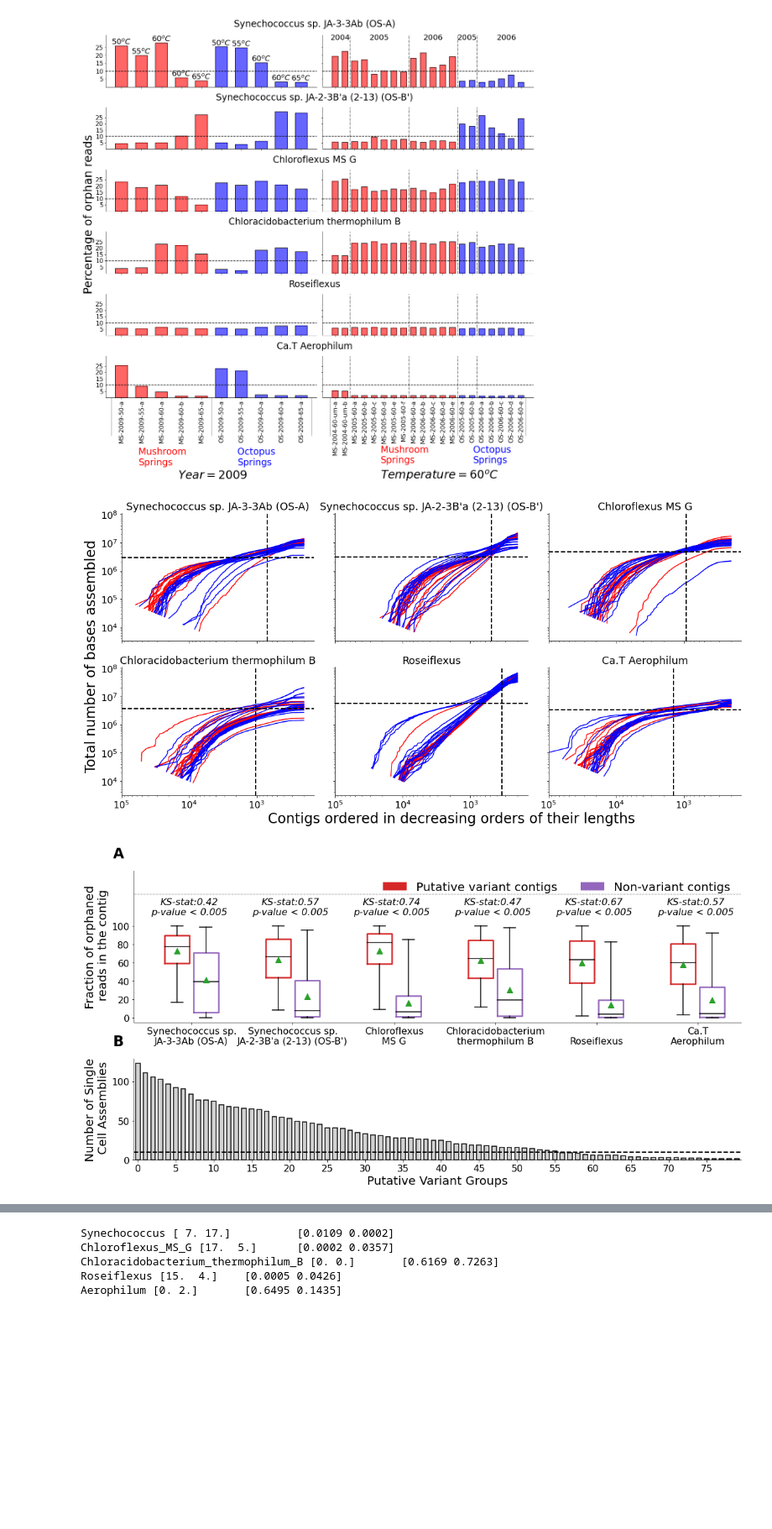
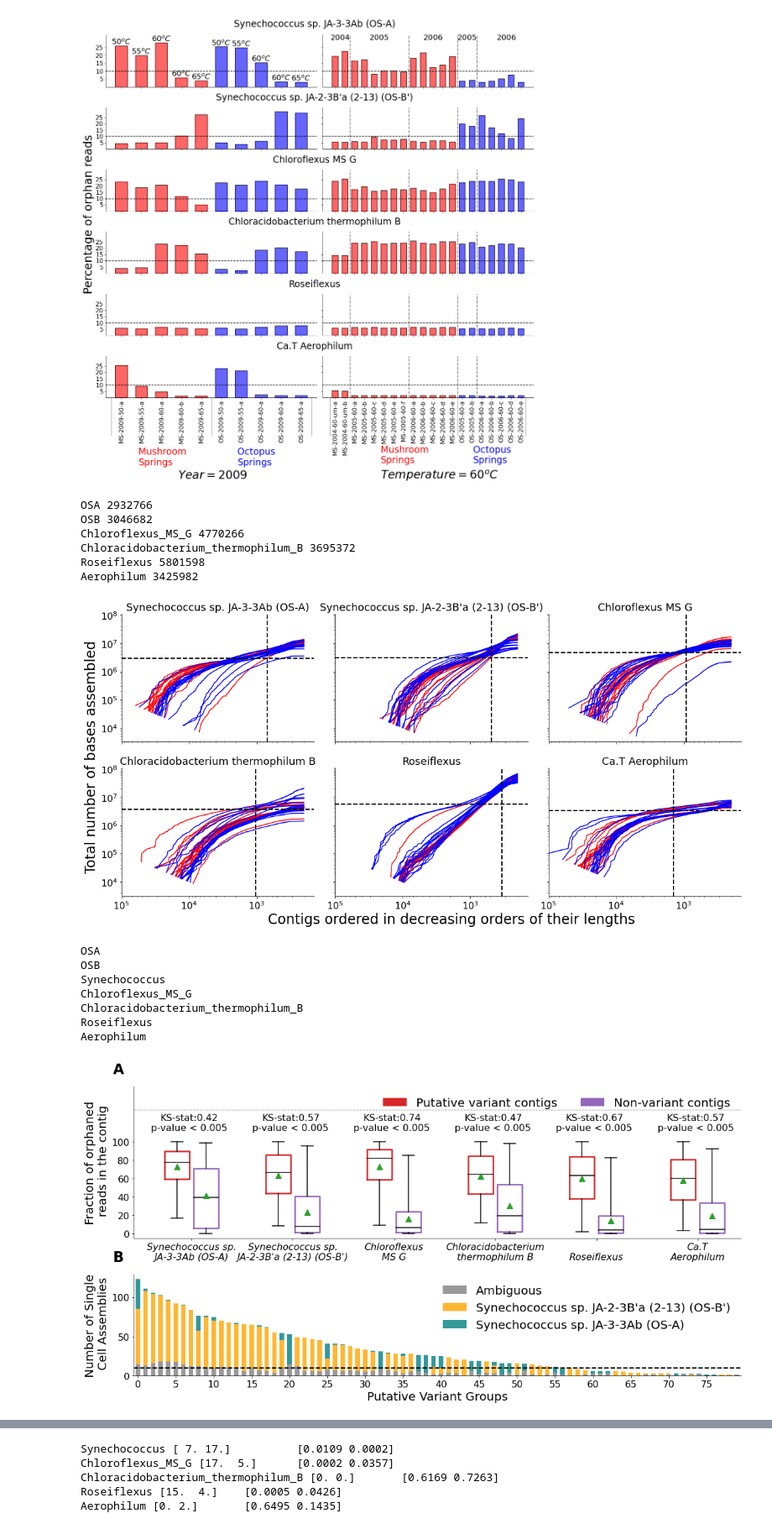
Before and after one commit to hsmurali/Hot_Springs_Analysis, a Jupyter notebook: Scripts/Synechococcus_Paper/Analysis.ipynb, the cells around one changed output, grey strips where cells are left out. Shown at 84% size. Drawn from its saved outputs; the diff is of its cells as text; code cells hidden in the pictures; blank space fills up the shorter version.

Commit message:
Updated gene annotation figures

```diff
--- a/Scripts/Synechococcus_Paper/Analysis.ipynb
+++ b/Scripts/Synechococcus_Paper/Analysis.ipynb
@@ -252,6 +265,7 @@ for g in genomes:
         avg_n50 += Summary[g]['Reassembly.Summary.pkl']['Assembly'][samples[p]]['NGx']
     ax[i][j].axhline(Summary[g]['Reassembly.Summary.pkl']['Assembly'][samples[p]]['Glen'], color = 'black',
                      linestyle = '--', linewidth = 2)
+    print(g, Summary[g]['Reassembly.Summary.pkl']['Assembly'][samples[p]]['Glen'])
     ax[i][j].axvline(avg_n50/len(samples), color = 'black', linestyle = '--', linewidth = 2)
     ax[i][j].set_title(genome_labels[g], size = 18)
 
@@ -267,7 +281,40 @@ fig.tight_layout()
 fig.savefig(plots_dir+'Fig-S1-Assembly.pdf',bbox_inches="tight")
 fig.savefig(plots_dir+'Fig-S1-Assembly.png',bbox_inches="tight")
 # %% [output]
+OSA 2932766
+OSB 3046682
+Chloroflexus_MS_G 4770266
+Chloracidobacterium_thermophilum_B 3695372
+Roseiflexus 5801598
+Aerophilum 3425982
 [figure]
+# %%
+DatIN = load('/Users/harihara/Research-Activities/Data/Hot-Spring/species_sorted_filtered_sags.dat',allow_pickle=True)
+Sample = []
+Species = []
+for f in DatIN.keys():
+    values = DatIN[f]
+    Sample += values
+
+    if f == 'A':
+        f = 'Synechococcus sp. JA-3-3Ab (OS-A)'
+    elif f == 'Bp':
+        f = 'Synechococcus sp. JA-2-3B\'a (2-13) (OS-B\')'
+    else:
+        f = 'Ambiguous'
+
+    Species += [f]*len(values)
+df_singlecell_species = pd.DataFrame(data = {'Single_Cell_Sample':Sample, 'Species':Species})
+df_singlecell_species['Single_Cell_Sample'] = df_singlecell_species['Single_Cell_Sample'].str.replace("_FD","")
+df_single_summary = deepcopy(Summary['Synechococcus']['SAG.Summary.pkl']['Filtered_Alignments'])
+df_single_summary = pd.merge(df_single_summary, df_singlecell_species, on = 'Single_Cell_Sample')
+df_single_summary = df_single_summary.groupby(['Subject', 'Species']).count()[['Single_Cell_Sample']]\
+.reset_index()\
+.pivot_table(index = 'Subject', columns = 'Species', values = 'Single_Cell_Sample')
+df_single_summary['Total'] = df_single_summary.sum(axis = 1)
+df_single_summary = df_single_summary.sort_values(by = 'Total', ascending = False)
+del df_single_summary['Total']
+df_single_summary = df_single_summary.fillna(0)
 # %%
 flierprops = dict(marker='x', markersize=2.5, linestyle='none', color = 'gray')
 whiskerprops = dict(color='black',linewidth=1.5)
@@ -291,7 +338,7 @@ counter = 0
 xticklabels = []
 xticks = []
 for g in genomes:
-
+    print(g)
     if g == 'Synechococcus': continue
     label = ""
     splits = genome_labels[g].split(" ")
@@ -313,43 +360,47 @@ for g in genomes:
                      medianprops = medianprops, showmeans = True, meanprops = meanprops)
 
     if p_val <= 0.005: ptext = r'p-value < 0.005'
     else: ptext = r'p-value > 0.005'
     ax1.text(counter+0.85/2, 112, r'KS-stat:'+str(round(stat, 2))+'\n'+ptext, ha = 'center',
-             size = 16, fontstyle = 'italic')
+             size = 16)
     xticks.append(counter+0.5)
     counter += gaps
 
 ax1.bar(-10,0,color = 'C3', label = 'Putative variant contigs')
 ax1.bar(-10,0,color = 'C4', label = 'Non-variant contigs')
 ax1.legend(ncol = 2, loc = 1, frameon = False)
 ax1.set_xticks(xticks)
-ax1.set_xticklabels(xticklabels, rotation = 0)
+ax1.set_xticklabels(xticklabels, rotation = 0, fontstyle = 'italic')
 ax1.set_ylim([-5, 160])
 ax1.axhline(135, color = 'black', linewidth = 0.5, linestyle = '-.')
 ax1.set_yticks(range(0, 110, 20))
 ax1.set_ylabel('Fraction of orphaned\n reads in the contig')
 ax1.set_xlim([-1.5, counter-1.5])
 
-
-Summary['Synechococcus']['SAG.Summary.pkl']['Group_Counts'].plot(kind = 'bar', ax = ax2, legend = False,
-                                                                 color = 'grey', alpha = 0.35, width = 0.6)
-Summary['Synechococcus']['SAG.Summary.pkl']['Group_Counts'].plot(kind = 'bar', ax = ax2, legend = False,
-                                                                 color = 'black', fill = False, width = 0.6,
-                                                                 linewidth = 1.5)
+df_single_summary.reset_index().plot(kind = 'bar', stacked = True, ax = ax2, alpha = 0.8, width = 0.6,
+                                     color = ['gray','orange','teal'])
 ax2.axhline(10, linewidth = 2, color = 'black', linestyle = '--')
 ax2.set_ylabel('Number of Single\n Cell Assemblies')
 ax2.set_xticks([0, 5, 10, 15, 20, 25, 30, 35, 40, 45, 50, 55, 60, 65, 70, 75])
 ax2.set_xticklabels([0, 5, 10, 15, 20, 25, 30, 35, 40, 45, 50, 55, 60, 65, 70, 75], rotation = 0)
-#ax2.set_yscale('log')
 ax2.set_xlabel('Putative Variant Groups')
+ax2.legend(frameon = False)
+
 fig.text(0.06,1,"A", weight = "bold", size = 24)
 fig.text(0.06,0.45,"B", weight = "bold", size = 24)
 fig.tight_layout()
 
 fig.savefig(plots_dir+'Fig-2-Orphaned_Reads_Statistical_Analysis.pdf',bbox_inches="tight")
 fig.savefig(plots_dir+'Fig-2-Orphaned_Reads_Statistical_Analysis.png',bbox_inches="tight")
 # %% [output]
+OSA
+OSB
+Synechococcus
+Chloroflexus_MS_G
+Chloracidobacterium_thermophilum_B
+Roseiflexus
+Aerophilum
-[figure, old version]
+[figure, new version]
 # %%
 D = dict(zip(df_Metadata['Sample_name'].tolist(),df_Metadata['Table_1_name'].tolist()))
 
```
Also changed, not shown: parts of 14 cells of this notebook, 1 other file.
